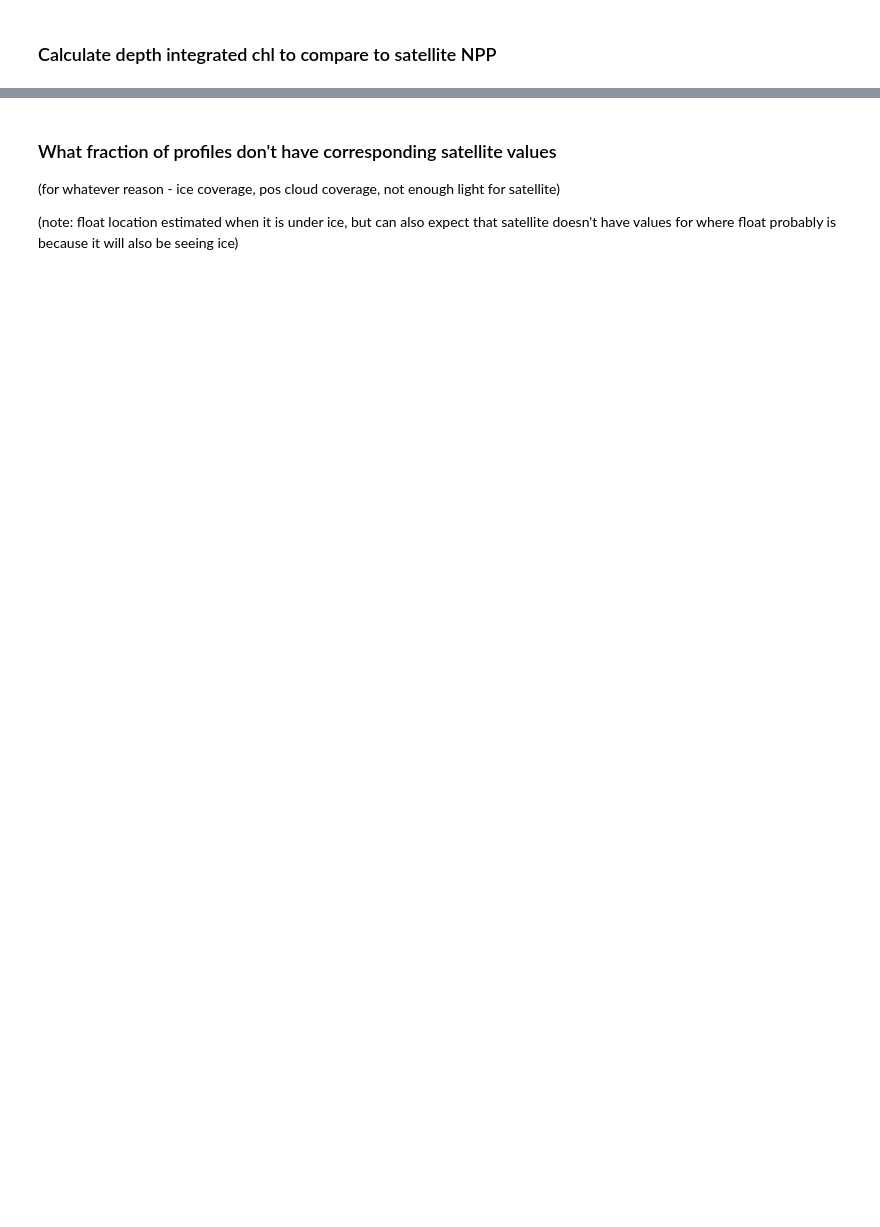
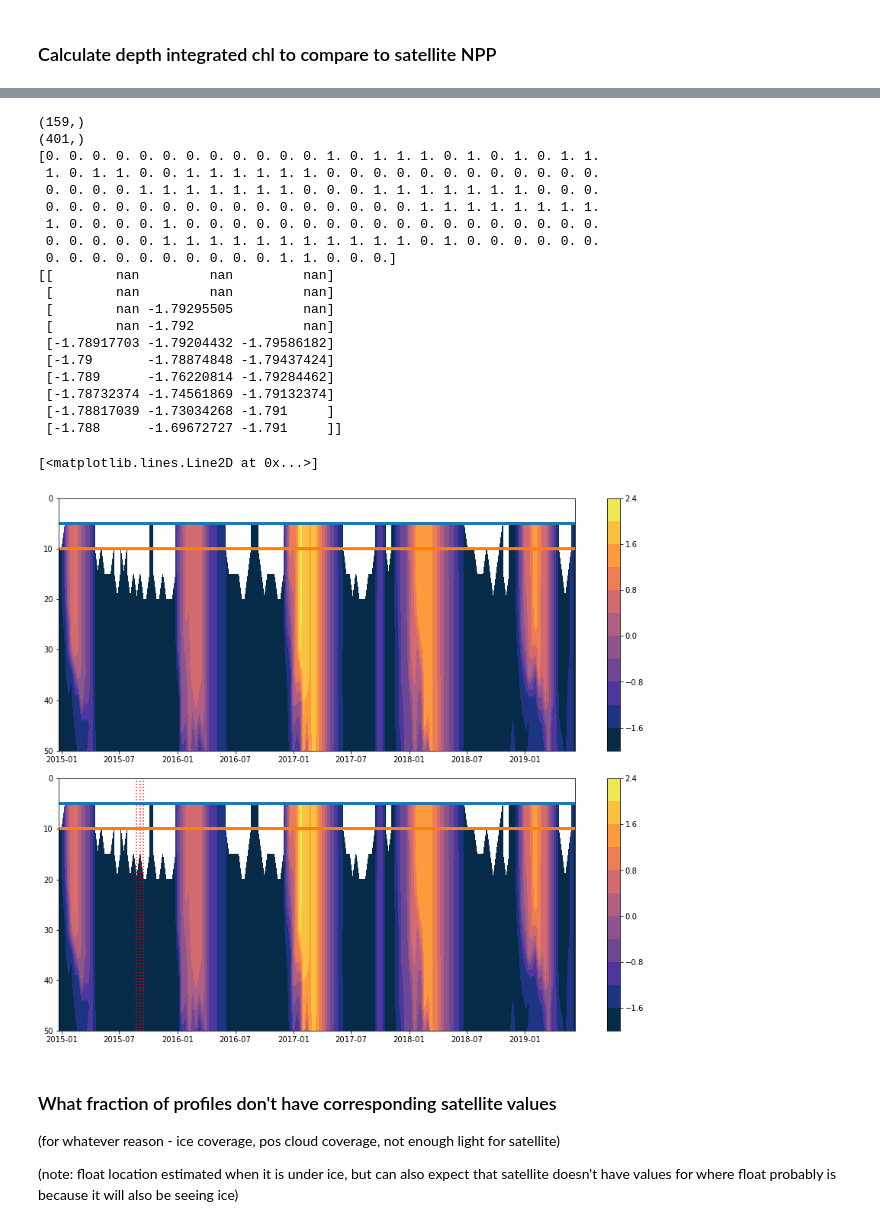
Before and after one commit to ClaraCDouglas/net_community_production, a Jupyter notebook: notebooks/Satellite_float_Matchup.ipynb, the cells around one changed output, grey strips where cells are left out. Saved outputs shown, nothing was run; the diff lists cells and outputs as text; code cells hidden in the pictures; blank space fills up the shorter version.

```diff
--- a/notebooks/Satellite_float_Matchup.ipynb
+++ b/notebooks/Satellite_float_Matchup.ipynb
@@ -402,3 +483,55 @@ plt.tight_layout(pad=5, w_pad=2, h_pad=2)
+# %%
+fig = plt.figure(figsize = (25,17))
+ax0 = fig.add_axes([0.07,0.65,0.47,0.27])
+#num=np.arange(1,234,1)
+print(FLOAT.gr["date"].shape)
+print(FLOAT.gr["depth"].shape)
+print(AllFloats["5904471"]['underice_yesno'])
+print(FLOAT.gr["Temperature"][0:10,24:27])
+
+cfT=ax0.contourf(FLOAT.gr["date_dt"],FLOAT.gr["depth"][0:320],FLOAT.gr["Temperature"][0:320],10, cmap = cmocean.cm.thermal)
+ax0.set_ylim(0,50)
+plt.gca().invert_yaxis()
+cb = fig.colorbar(cfT)
+
+#ax0.plot(FLOAT.gr["date_dt"],np.full(FLOAT.gr["date"].size,FLOAT.gr["depth"][0]),lw=4) #i=1
+ax0.plot(FLOAT.gr["date_dt"],np.full(FLOAT.gr["date"].size,FLOAT.gr["depth"][1]),lw=4) #i=2
+ax0.plot(FLOAT.gr["date_dt"],np.full(FLOAT.gr["date"].size,FLOAT.gr["depth"][2]),lw=4) #i=3
+
+ax1 = fig.add_axes([0.07,0.35,0.47,0.27])
+cfTT=ax1.contourf(FLOAT.gr["date_dt"],FLOAT.gr["depth"][0:320],FLOAT.gr["Temperature"][0:320],10, cmap = cmocean.cm.thermal)
+#underice5,=ax1.plot(FLOAT.gr["date_dt"],(AllFloats[FLOAT.gr["WMO_code"]]['underice_yesno']*(50)),c='green',ls='-',lw=2)
+ax1.set_ylim(0,50)
+plt.gca().invert_yaxis()
+cb = fig.colorbar(cfTT)
+ax1.axvline(x=FLOAT.gr["date_dt"][24], color='red', linestyle=':')
+ax1.axvline(x=FLOAT.gr["date_dt"][25], color='red', linestyle=':')
+ax1.axvline(x=FLOAT.gr["date_dt"][26], color='red', linestyle=':')
+#ax1.plot(FLOAT.gr["date_dt"],np.full(FLOAT.gr["date"].size,FLOAT.gr["depth"][0]),lw=4) #i=0
+ax1.plot(FLOAT.gr["date_dt"],np.full(FLOAT.gr["date"].size,FLOAT.gr["depth"][1]),lw=4) #i=1
+ax1.plot(FLOAT.gr["date_dt"],np.full(FLOAT.gr["date"].size,FLOAT.gr["depth"][2]),lw=4) #i=2
+# %% [output]
+(159,)
+(401,)
+[0. 0. 0. 0. 0. 0. 0. 0. 0. 0. 0. 0. 1. 0. 1. 1. 1. 0. 1. 0. 1. 0. 1. 1.
+ 1. 0. 1. 1. 0. 0. 1. 1. 1. 1. 1. 1. 0. 0. 0. 0. 0. 0. 0. 0. 0. 0. 0. 0.
+ 0. 0. 0. 0. 1. 1. 1. 1. 1. 1. 1. 0. 0. 0. 1. 1. 1. 1. 1. 1. 1. 0. 0. 0.
+ 0. 0. 0. 0. 0. 0. 0. 0. 0. 0. 0. 0. 0. 0. 0. 0. 1. 1. 1. 1. 1. 1. 1. 1.
+ 1. 0. 0. 0. 0. 1. 0. 0. 0. 0. 0. 0. 0. 0. 0. 0. 0. 0. 0. 0. 0. 0. 0. 0.
+ 0. 0. 0. 0. 0. 1. 1. 1. 1. 1. 1. 1. 1. 1. 1. 1. 0. 1. 0. 0. 0. 0. 0. 0.
+ 0. 0. 0. 0. 0. 0. 0. 0. 0. 0. 1. 1. 0. 0. 0.]
+[[        nan         nan         nan]
+ [        nan         nan         nan]
+ [        nan -1.79295505         nan]
+ [        nan -1.792              nan]
+ [-1.78917703 -1.79204432 -1.79586182]
+ [-1.79       -1.78874848 -1.79437424]
+ [-1.789      -1.76220814 -1.79284462]
+ [-1.78732374 -1.74561869 -1.79132374]
+ [-1.78817039 -1.73034268 -1.791     ]
+ [-1.788      -1.69672727 -1.791     ]]
+[<matplotlib.lines.Line2D at 0x...>]
+[figure, added]
 # %% [markdown]
 ### What fraction of profiles don't have corresponding satellite values
 (for whatever reason - ice coverage, pos cloud coverage, not enough light for satellite)
```
Also changed, not shown: parts of 15 cells of this notebook, 1 other file.
